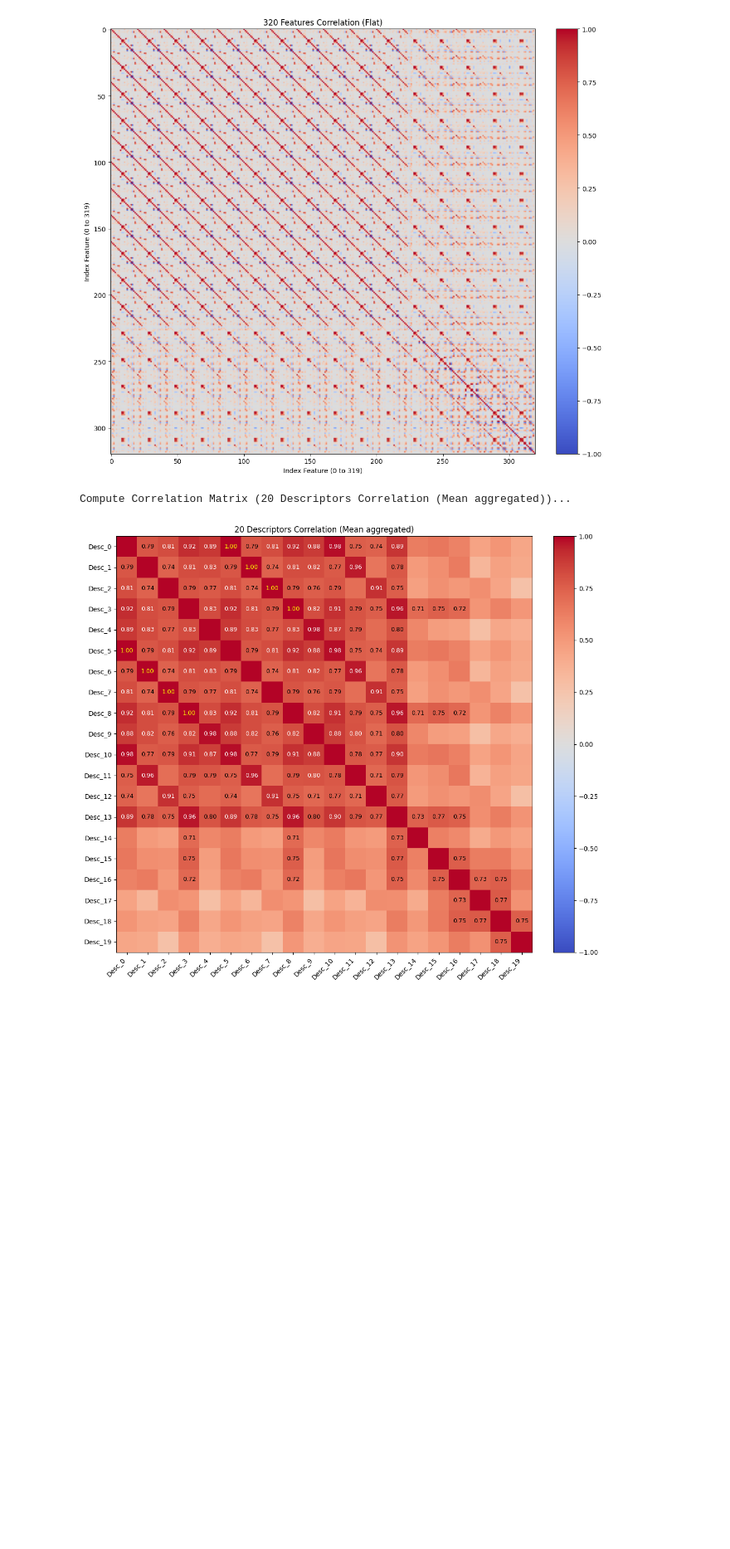
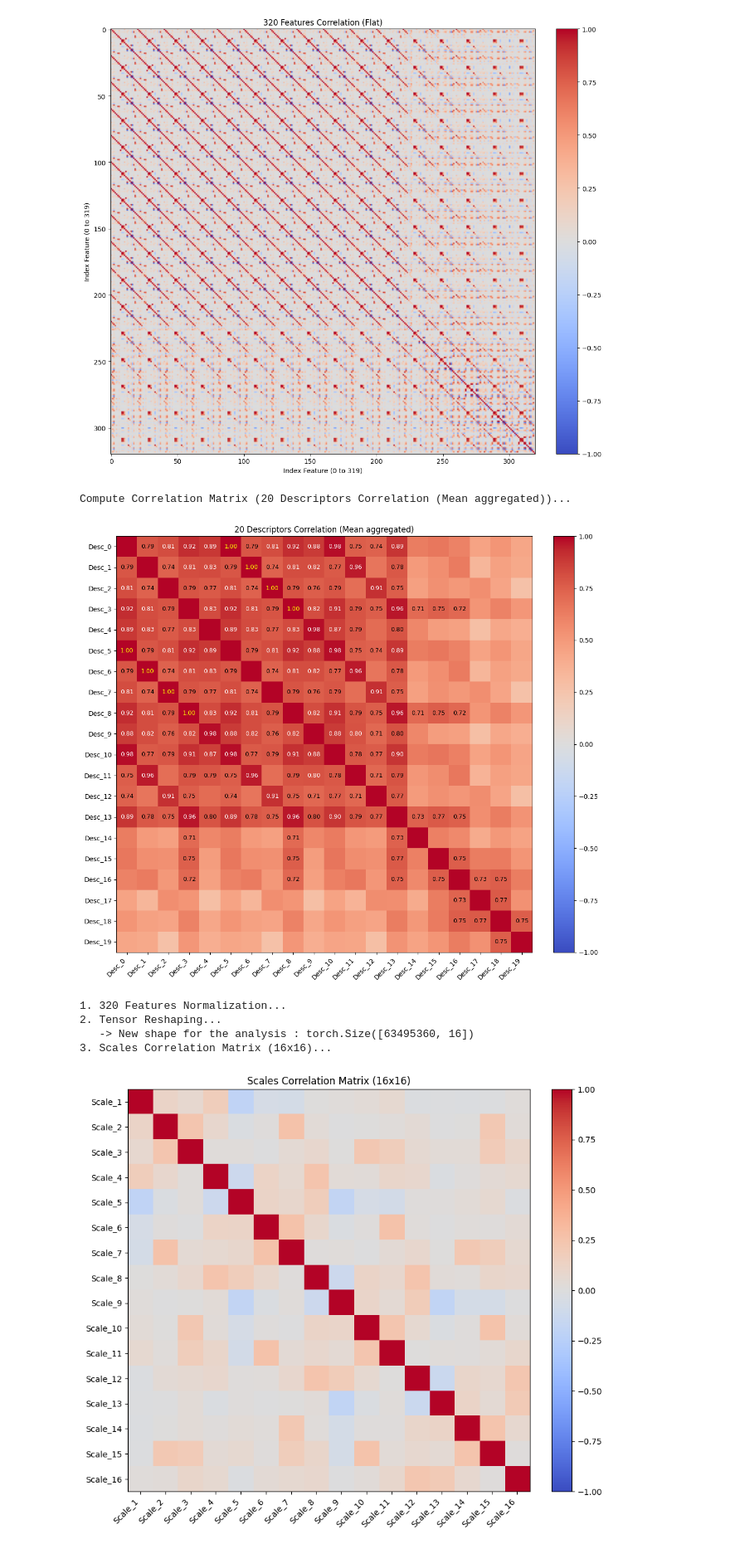
Before and after one commit to mmando73/ter-abc-challenge, a Jupyter notebook: notebooks/data_analysis.ipynb, the cells around one changed output. Shown at 83% size. Saved outputs shown, nothing was run; the diff lists cells and outputs as text; code cells hidden in the pictures; blank space fills up the shorter version.

Commit message:
feat: add the 16 scales correlation analysis

```diff
--- a/notebooks/data_analysis.ipynb
+++ b/notebooks/data_analysis.ipynb
@@ -340,3 +340,62 @@ Compute Correlation Matrix (320 Features Correlation (Flat))...
 [figure]
 Compute Correlation Matrix (20 Descriptors Correlation (Mean aggregated))...
 [figure]
+# %%
+def analyze_scales_correlation(X_train_raw):
+    print("1. 320 Features Normalization...")
+    # we create a normalized copy of the original data (N, 320)
+    X_norm_flat = normalize_data(X_train_raw, opt='flat')
+    N = X_norm_flat.size(0)
+
+    print("2. Tensor Reshaping...")
+    # we go back to the original 3D shape
+    X_3D = X_norm_flat.view(N, 20, 16)
+
+    # we merge the points axis and the descriptors axis
+    # the tensor becomes (N * 20, 16)
+    X_scales = X_3D.view(-1, 16)
+
+    print(f"   -> New shape for the analysis : {X_scales.shape}")
+    print("3. Scales Correlation Matrix (16x16)...")
+
+    # torch.corrcoef needs (Variables, Observations), so X_scales.T
+    corr_matrix = torch.corrcoef(X_scales.T)
+    corr_matrix_cpu = corr_matrix.cpu().numpy()
+
+    # Display
+    plt.figure(figsize=(10, 8))
+    im = plt.imshow(corr_matrix_cpu, cmap='coolwarm', vmin=-1, vmax=1)
+    plt.colorbar(im, fraction=0.046, pad=0.04)
+    plt.title("Scales Correlation Matrix (16x16)")
+
+    # Labels for the 16 scales
+    labels = [f"Scale_{i+1}" for i in range(16)]
+    plt.xticks(np.arange(16), labels, rotation=45, ha='right')
+    plt.yticks(np.arange(16), labels)
+
+    # we write the coef if the value is > 0.7
+    for i in range(16):
+        for j in range(16):
+            val = corr_matrix_cpu[i, j]
+            if abs(val) > 0.7 and i != j:
+                color = "yellow" if abs(val) >= 0.995 else ("white" if abs(val) > 0.9 else "black")
+                plt.text(j, i, f"{val:.2f}", ha="center", va="center", color=color, fontsize=9)
+
+    plt.tight_layout()
+    plt.show()
+
+    # free up RAM
+    del X_norm_flat
+    del X_3D
+    del X_scales
+    torch.cuda.empty_cache()
+
+    return corr_matrix_cpu
+
+corr_scales = analyze_scales_correlation(X_train)
+# %% [output]
+1. 320 Features Normalization...
+2. Tensor Reshaping...
+   -> New shape for the analysis : torch.Size([63495360, 16])
+3. Scales Correlation Matrix (16x16)...
+[figure, added]
```
